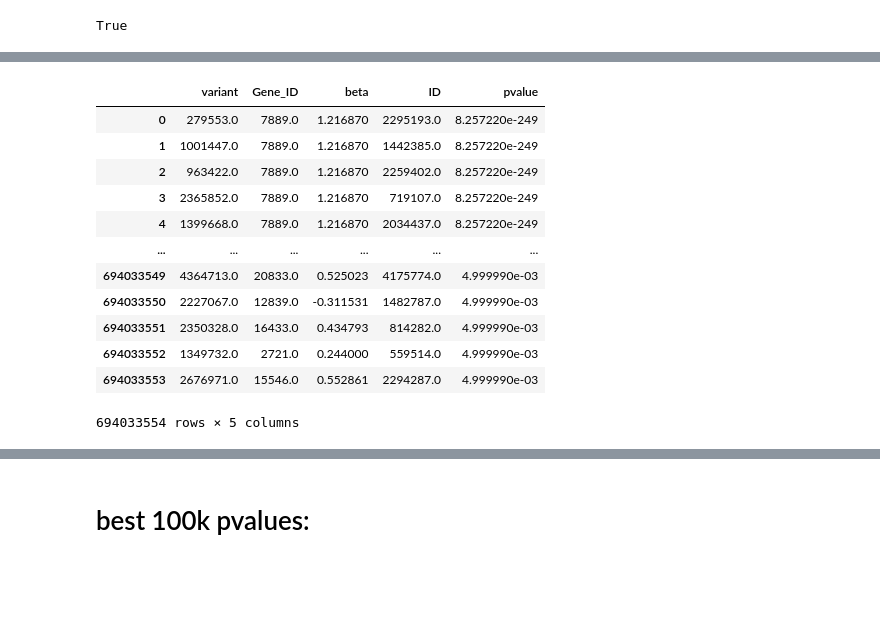
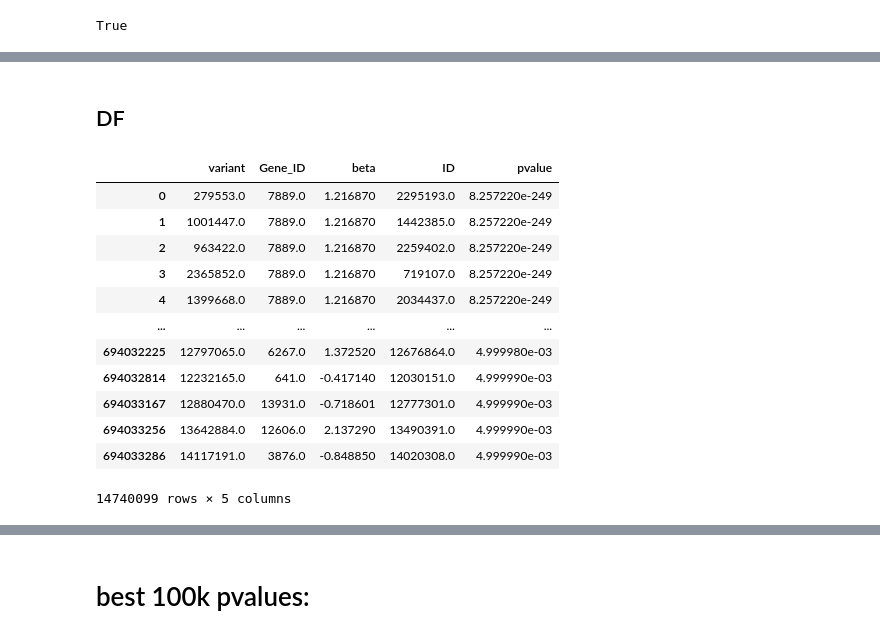
Before and after one commit to SedraAbouGhaloun/qtls, a Jupyter notebook: sort_and_prepare.ipynb, the cells around one changed output, grey strips where cells are left out. Cells and saved outputs as stored; diff of their text form; code cells hidden in the pictures; blank space fills up the shorter version.

```diff
--- a/sort_and_prepare.ipynb
+++ b/sort_and_prepare.ipynb
@@ -208,26 +261,29 @@ True
+# %% [markdown]
+## DF
 # %%
 df = pd.DataFrame({"variant":variant,
                    "Gene_ID":molecular_trait_object_id,
                    "beta":beta,
                    "ID":rsid,
-                   "pvalue":pvalue})
+                   "pvalue":pvalue,
+                   "se":se})
 # %%
 df['beta'] = np.absolute(df['beta'])
 # %%
 df = df.sort_values(by="pvalue").reset_index(drop=True)
 # %%
-df
+df.drop_duplicates(['variant','ID'])
 # %% [output]
 |  | variant | Gene_ID | beta | ID | pvalue |
 | 0 | 279553.0 | 7889.0 | 1.216870 | 2295193.0 | 8.257220e-249 |
 | 1 | 1001447.0 | 7889.0 | 1.216870 | 1442385.0 | 8.257220e-249 |
 | 2 | 963422.0 | 7889.0 | 1.216870 | 2259402.0 | 8.257220e-249 |
 | 3 | 2365852.0 | 7889.0 | 1.216870 | 719107.0 | 8.257220e-249 |
 | 4 | 1399668.0 | 7889.0 | 1.216870 | 2034437.0 | 8.257220e-249 |
 | ... | ... | ... | ... | ... | ... |
-| 694033549 | 4364713.0 | 20833.0 | 0.525023 | 4175774.0 | 4.999990e-03 |
-| 694033550 | 2227067.0 | 12839.0 | -0.311531 | 1482787.0 | 4.999990e-03 |
-| 694033551 | 2350328.0 | 16433.0 | 0.434793 | 814282.0 | 4.999990e-03 |
-| 694033552 | 1349732.0 | 2721.0 | 0.244000 | 559514.0 | 4.999990e-03 |
-| 694033553 | 2676971.0 | 15546.0 | 0.552861 | 2294287.0 | 4.999990e-03 |
+| 694032225 | 12797065.0 | 6267.0 | 1.372520 | 12676864.0 | 4.999980e-03 |
+| 694032814 | 12232165.0 | 641.0 | -0.417140 | 12030151.0 | 4.999990e-03 |
+| 694033167 | 12880470.0 | 13931.0 | -0.718601 | 12777301.0 | 4.999990e-03 |
+| 694033256 | 13642884.0 | 12606.0 | 2.137290 | 13490391.0 | 4.999990e-03 |
+| 694033286 | 14117191.0 | 3876.0 | -0.848850 | 14020308.0 | 4.999990e-03 |
-694033554 rows × 5 columns
+14740099 rows × 5 columns
```
Also changed, not shown: parts of 143 cells of this notebook.
